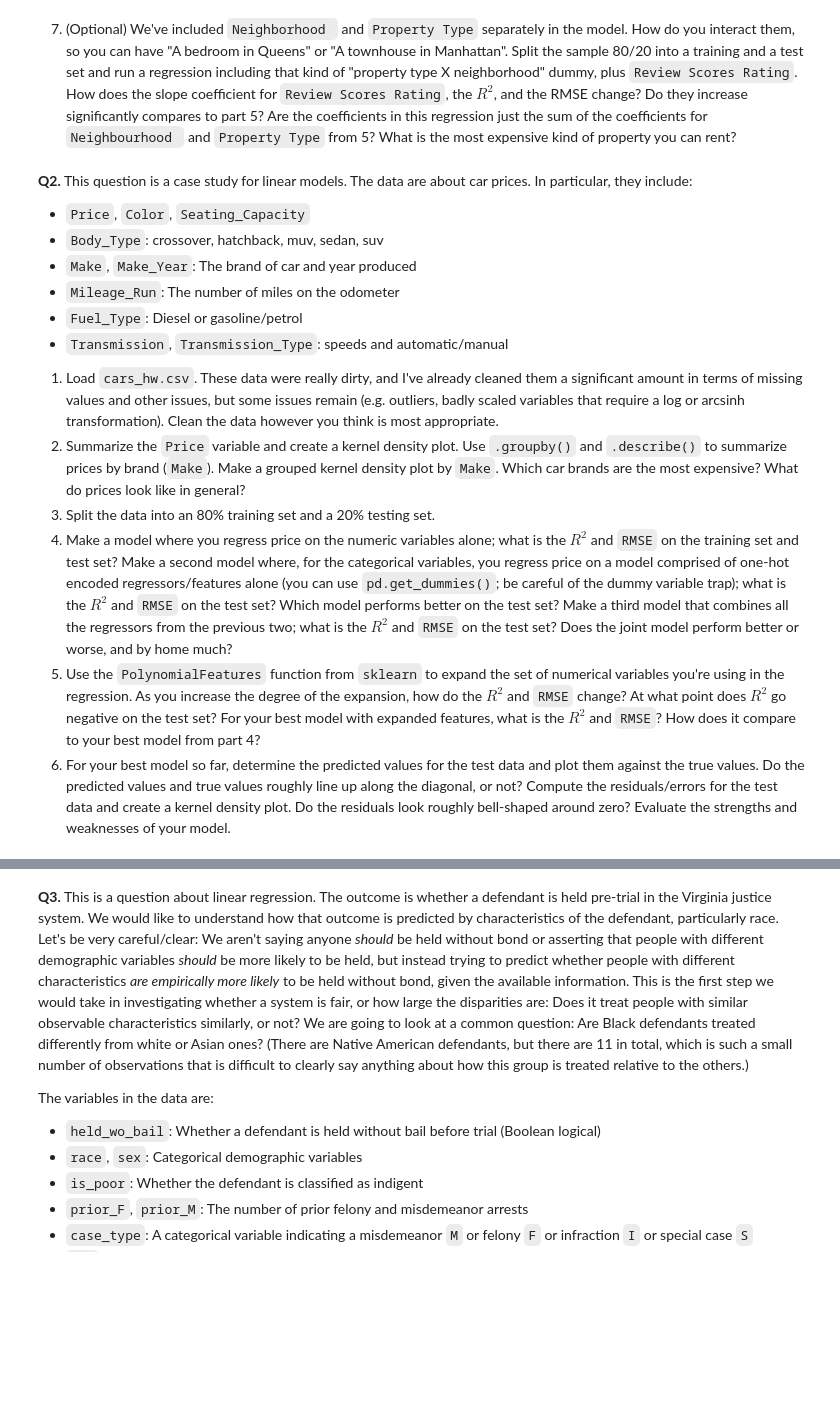
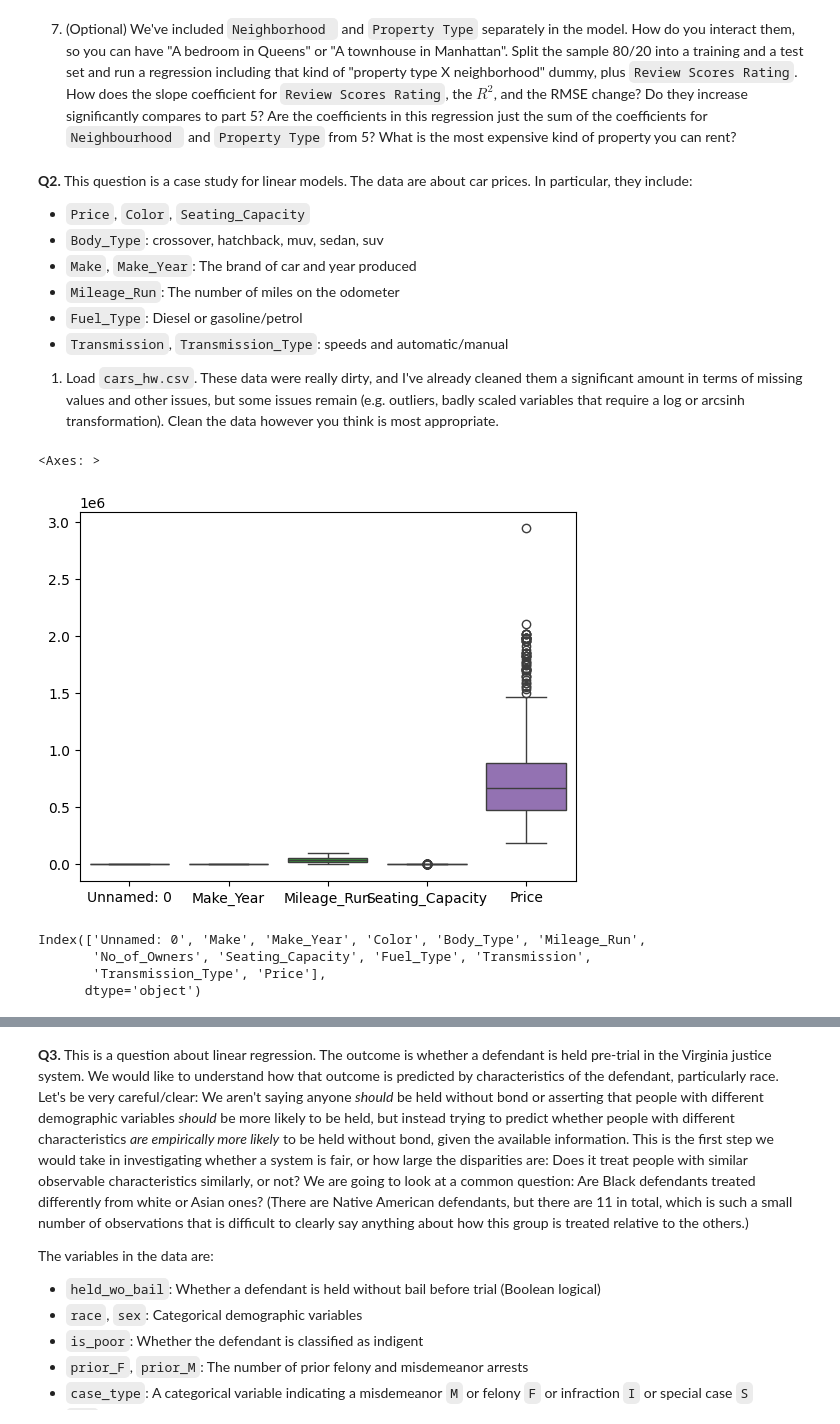
Before and after one commit to brithoang1/linearRegression, a Jupyter notebook: assignment.ipynb, the cells around one changed output, grey strips where cells are left out. Saved outputs shown, nothing was run; the diff lists cells and outputs as text; code cells hidden in the pictures; blank space fills up the shorter version.

```diff
--- a/assignment.ipynb
+++ b/assignment.ipynb
@@ -227,8 +221,3 @@ But, once room type is controlled, the other variables become less influencial a
   - `Transmission`, `Transmission_Type`:  speeds and automatic/manual
 
   1. Load `cars_hw.csv`. These data were really dirty, and I've already cleaned them a significant amount in terms of missing values and other issues, but some issues remain (e.g. outliers, badly scaled variables that require a log or arcsinh transformation). Clean the data however you think is most appropriate.
-  2. Summarize the `Price` variable and create a kernel density plot. Use `.groupby()` and `.describe()` to summarize prices by brand (`Make`). Make a grouped kernel density plot by `Make`. Which car brands are the most expensive? What do prices look like in general?
-  3. Split the data into an 80% training set and a 20% testing set.
-  4. Make a model where you regress price on the numeric variables alone; what is the $R^2$ and `RMSE` on the training set and test set? Make a second model where, for the categorical variables, you regress price on a model comprised of one-hot encoded regressors/features alone (you can use `pd.get_dummies()`; be careful of the dummy variable trap); what is the $R^2$ and `RMSE` on the test set? Which model performs better on the test set? Make a third model that combines all the regressors from the previous two; what is the $R^2$ and `RMSE` on the test set? Does the joint model perform better or worse, and by home much?
-  5. Use the `PolynomialFeatures` function from `sklearn` to expand the set of numerical variables you're using in the regression. As you increase the degree of the expansion, how do the $R^2$ and `RMSE` change? At what point does $R^2$ go negative on the test set? For your best model with expanded features, what is the $R^2$ and `RMSE`? How does it compare to your best model from part 4?
-  6. For your best model so far, determine the predicted values for the test data and plot them against the true values. Do the predicted values and true values roughly line up along the diagonal, or not? Compute the residuals/errors for the test data and create a kernel density plot. Do the residuals look roughly bell-shaped around zero? Evaluate the strengths and weaknesses of your model.
@@ -234,0 +230,14 @@ But, once room type is controlled, the other variables become less influencial a
+# %%
+df1 =pd.read_csv('./linearRegression/data/cars_hw.csv')
+df0= df1
+sns.boxplot(data=df1)
+# %% [output]
+<Axes: >
+[figure, added]
+# %%
+print(df1.columns)
+# %% [output]
+Index(['Unnamed: 0', 'Make', 'Make_Year', 'Color', 'Body_Type', 'Mileage_Run',
+       'No_of_Owners', 'Seating_Capacity', 'Fuel_Type', 'Transmission',
+       'Transmission_Type', 'Price'],
+      dtype='object')
```
Also changed, not shown: parts of 20 cells of this notebook.
